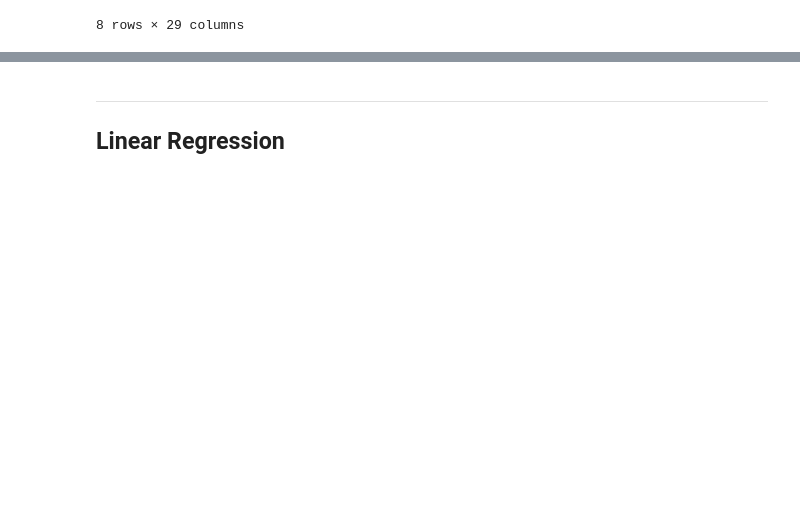
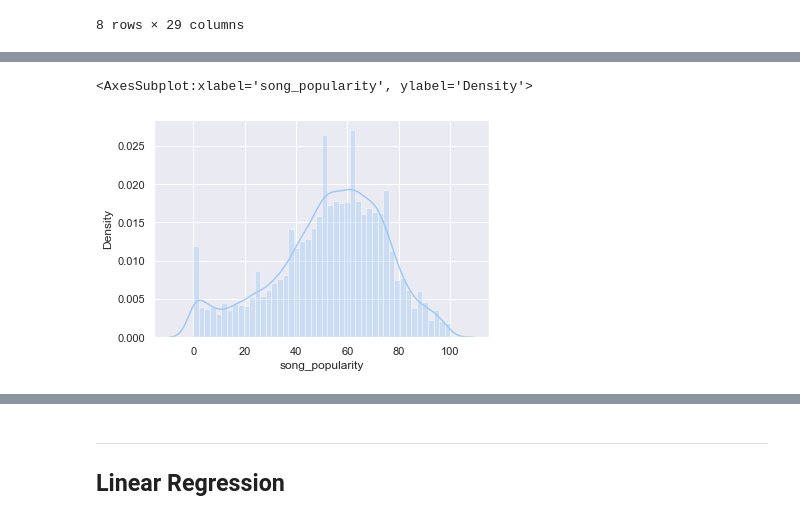
Before and after one commit to bohdan167/DAA, a Jupyter notebook: Datasets_&_Notebooks/Nosso Dataset/SongPopularity.ipynb, the cells around one changed output, grey strips where cells are left out. Drawn from its saved outputs; the diff is of its cells as text; code cells hidden in the pictures; blank space fills up the shorter version.

```diff
--- a/Datasets_&_Notebooks/Nosso Dataset/SongPopularity.ipynb
+++ b/Datasets_&_Notebooks/Nosso Dataset/SongPopularity.ipynb
@@ -234,0 +323,5 @@ song_df.describe()
+# %%
+sns.distplot(song_df.song_popularity)
+# %% [output]
+<AxesSubplot:xlabel='song_popularity', ylabel='Density'>
+[figure, added]
```
Also changed, not shown: parts of 50 cells of this notebook.
